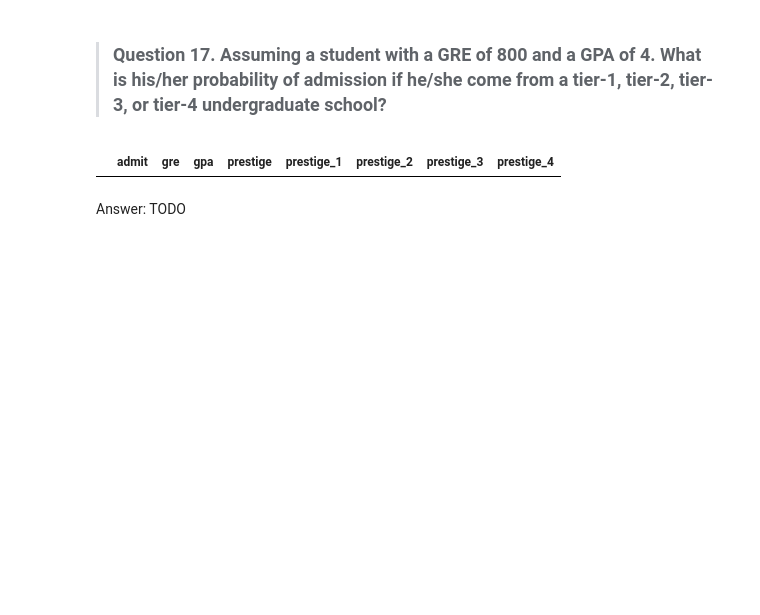
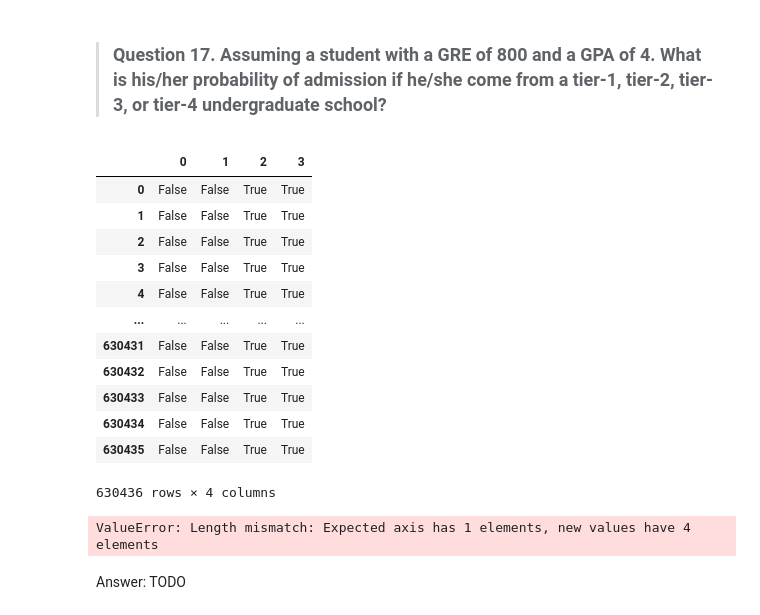
Before and after one commit to phanguyen/DS-SF-36, a Jupyter notebook: unit-project/3/notebooks/unit-project-3-starter-code-TiffanyNguyen-V1.ipynb, the cells around one changed output. Cells and saved outputs as stored; diff of their text form; code cells hidden in the pictures; blank space fills up the shorter version.

```diff
--- a/unit-project/3/notebooks/unit-project-3-starter-code-TiffanyNguyen-V1.ipynb
+++ b/unit-project/3/notebooks/unit-project-3-starter-code-TiffanyNguyen-V1.ipynb
@@ -294,10 +298,43 @@ we can expect the odds of being admitted to decrease by about 38% if the prestig
 Answer: we can expect the odds of being admitted to decrease by about 0.87 for each gpa unit decreased
 # %% [markdown]
 > ### Question 17.  Assuming a student with a GRE of 800 and a GPA of 4.  What is his/her probability of admission  if he/she come from a tier-1, tier-2, tier-3, or tier-4 undergraduate school?
-# %%
-df[(df['gre'] == 800) & df['gpa'] == 4]
-# %% [output]
-|  | admit | gre | gpa | prestige | prestige_1 | prestige_2 | prestige_3 | prestige_4 |
+# %%
+gre800 = (data['gre']== 800)
+gre800
+
+gpa4 = (data['gpa']== 4)
+gpa4
+
+combos = pd.DataFrame(cartesian([gre800, gpa4, [1, 2, 3, 4], [1.]]))
+combos
+# %% [output]
+|  | 0 | 1 | 2 | 3 |
+| 0 | False | False | True | True |
+| 1 | False | False | True | True |
+| 2 | False | False | True | True |
+| 3 | False | False | True | True |
+| 4 | False | False | True | True |
+| ... | ... | ... | ... | ... |
+| 630431 | False | False | True | True |
+| 630432 | False | False | True | True |
+| 630433 | False | False | True | True |
+| 630434 | False | False | True | True |
+| 630435 | False | False | True | True |
+630436 rows × 4 columns
+# %%
+# recreate the dummy variables
+combos.columns = ['gre', 'gpa', 'prestige', 'intercept']
+dummy_ranks = pd.get_dummies(combos['prestige'], prefix='prestige')
+dummy_ranks.columns = ['prestige_1', 'prestige_2', 'prestige_3', 'prestige_4']
+
+# keep only what we need for making predictions
+cols_to_keep = ['gre', 'gpa', 'prestige', 'intercept']
+combos = combos[cols_to_keep].join(dummy_ranks.ix[:, 'prestige_2':])
+
+# make predictions on the enumerated dataset
+combos['admit_pred'] = result.predict(combos[train_cols])
+# %% [output]
+ValueError: Length mismatch: Expected axis has 1 elements, new values have 4 elements
 # %% [markdown]
 Answer: TODO
 # %% [markdown]
```
Also changed, not shown: parts of 16 cells of this notebook.
